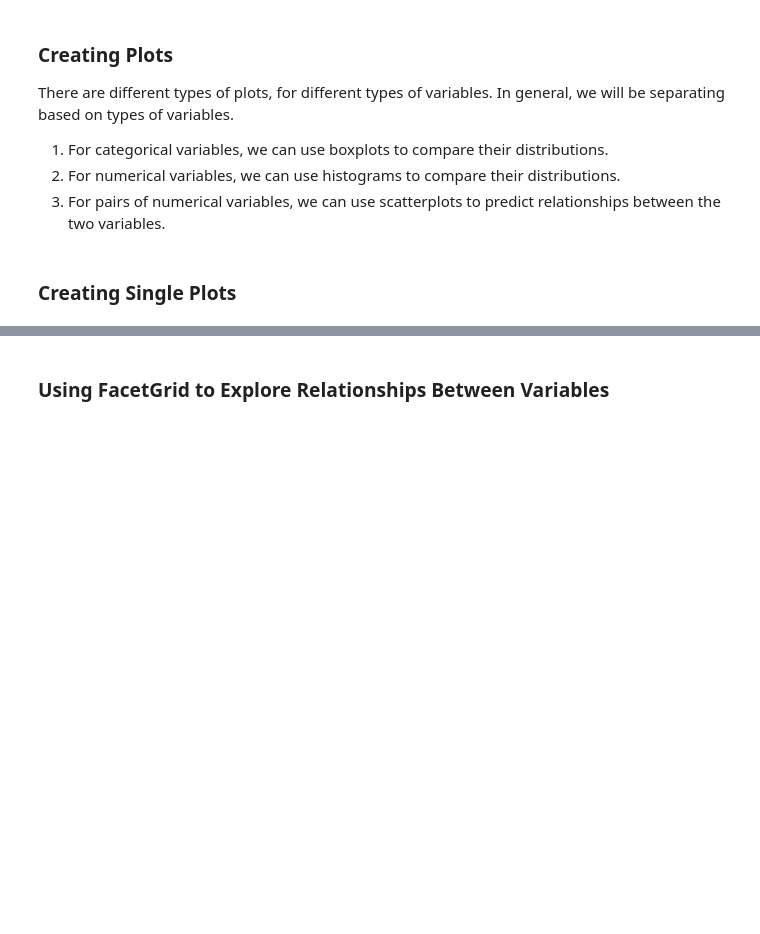
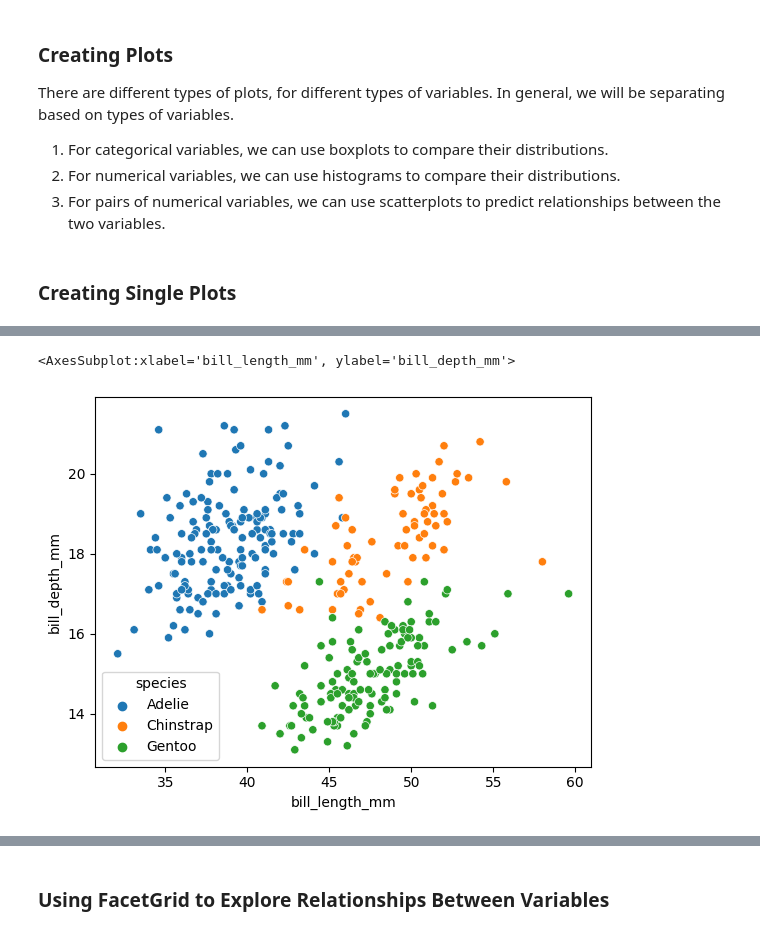
Before and after one commit to gnswain/math475, a Jupyter notebook: week5_sync/penguins-notebook.ipynb, the cells around one changed output, grey strips where cells are left out. Cells and saved outputs as stored; diff of their text form; code cells hidden in the pictures; blank space fills up the shorter version.

```diff
--- a/week5_sync/penguins-notebook.ipynb
+++ b/week5_sync/penguins-notebook.ipynb
@@ -74,0 +119,5 @@ There are different types of plots, for different types of variables. In general
+# %%
+sns.scatterplot(penguins_df, x = 'bill_length_mm', y = 'bill_depth_mm', hue = 'species')
+# %% [output]
+<AxesSubplot:xlabel='bill_length_mm', ylabel='bill_depth_mm'>
+[figure, added]
```
Also changed, not shown: parts of 19 cells of this notebook.
